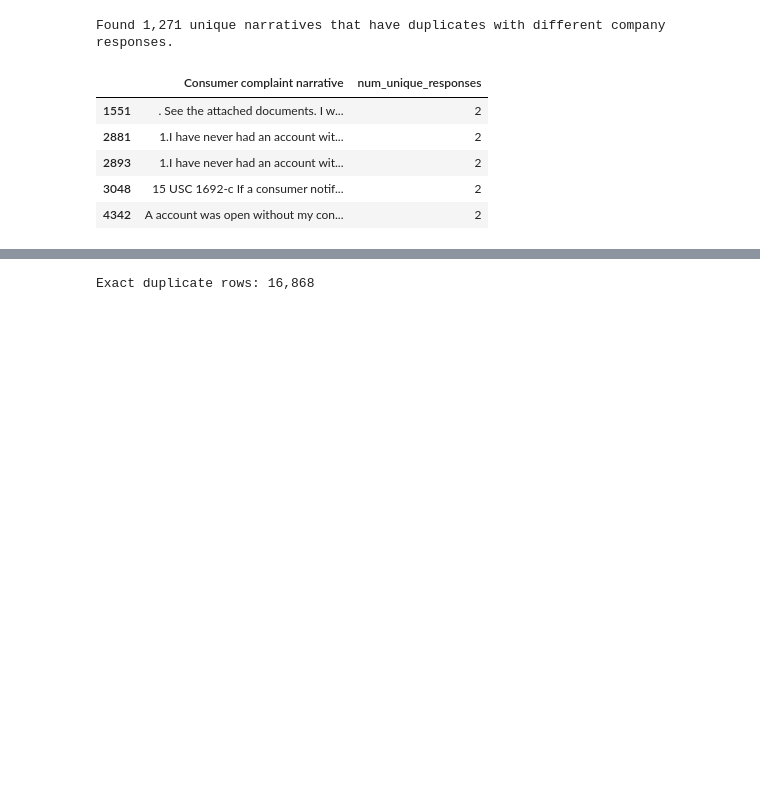
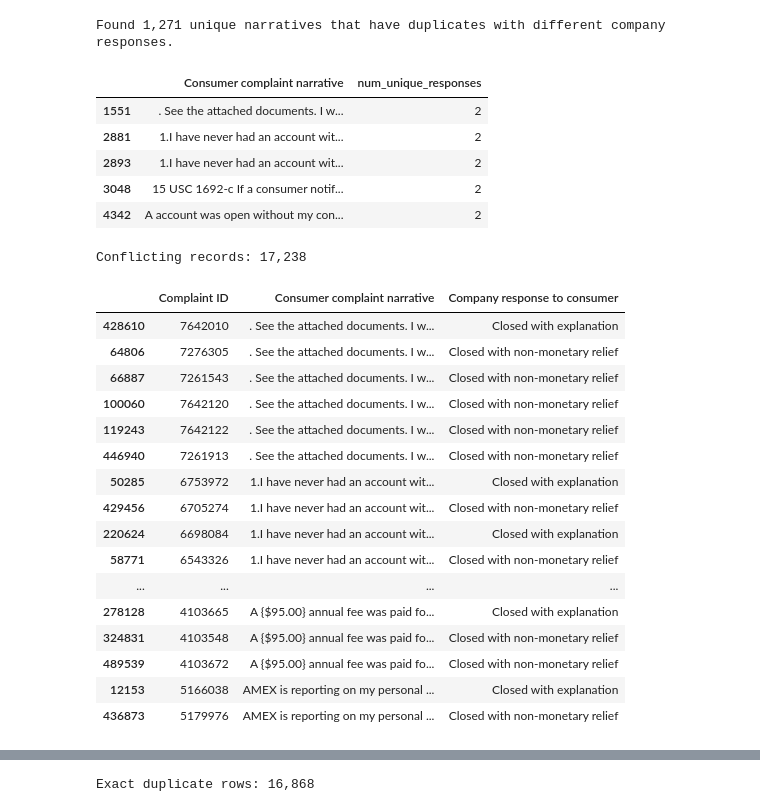
Before and after one commit to n-tamm/cfpb_mortgage_complaints, a Jupyter notebook: notebooks/01a_data_exploration_narratives.ipynb, the cells around one changed output, grey strips where cells are left out. Cells and saved outputs as stored; diff of their text form; code cells hidden in the pictures; blank space fills up the shorter version.

```diff
--- a/notebooks/01a_data_exploration_narratives.ipynb
+++ b/notebooks/01a_data_exploration_narratives.ipynb
@@ -914,3 +939,46 @@ Found 1,271 unique narratives that have duplicates with different company respon
 | 2893 | 1.I have never had an account wit... | 2 |
 | 3048 | 15 USC 1692-c If a consumer notif... | 2 |
 | 4342 | A account was open without my con... | 2 |
+# %%
+conflicting_narratives = duplicate_responses['Consumer complaint narrative']
+
+conflicting_records = (
+    df_with_counts[
+        df_with_counts['Consumer complaint narrative'].isin(conflicting_narratives)
+    ]
+    .sort_values(
+        [
+            'Consumer complaint narrative',
+            'Company response to consumer'
+        ]
+    )
+)
+
+print(f'Conflicting records: {len(conflicting_records):,}')
+
+conflicting_records[
+    [
+        'Complaint ID',
+        'Consumer complaint narrative',
+        'Company response to consumer'
+    ]
+].head(20)
+# %% [output]
+Conflicting records: 17,238
+|  | Complaint ID | Consumer complaint narrative | Company response to consumer |
+| 428610 | 7642010 | . See the attached documents. I w... | Closed with explanation |
+| 64806 | 7276305 | . See the attached documents. I w... | Closed with non-monetary relief |
+| 66887 | 7261543 | . See the attached documents. I w... | Closed with non-monetary relief |
+| 100060 | 7642120 | . See the attached documents. I w... | Closed with non-monetary relief |
+| 119243 | 7642122 | . See the attached documents. I w... | Closed with non-monetary relief |
+| 446940 | 7261913 | . See the attached documents. I w... | Closed with non-monetary relief |
+| 50285 | 6753972 | 1.I have never had an account wit... | Closed with explanation |
+| 429456 | 6705274 | 1.I have never had an account wit... | Closed with non-monetary relief |
+| 220624 | 6698084 | 1.I have never had an account wit... | Closed with explanation |
+| 58771 | 6543326 | 1.I have never had an account wit... | Closed with non-monetary relief |
+| ... | ... | ... | ... |
+| 278128 | 4103665 | A {$95.00} annual fee was paid fo... | Closed with explanation |
+| 324831 | 4103548 | A {$95.00} annual fee was paid fo... | Closed with non-monetary relief |
+| 489539 | 4103672 | A {$95.00} annual fee was paid fo... | Closed with non-monetary relief |
+| 12153 | 5166038 | AMEX is reporting on my personal ... | Closed with explanation |
+| 436873 | 5179976 | AMEX is reporting on my personal ... | Closed with non-monetary relief |
```
Also changed, not shown: parts of 7 cells of this notebook.
